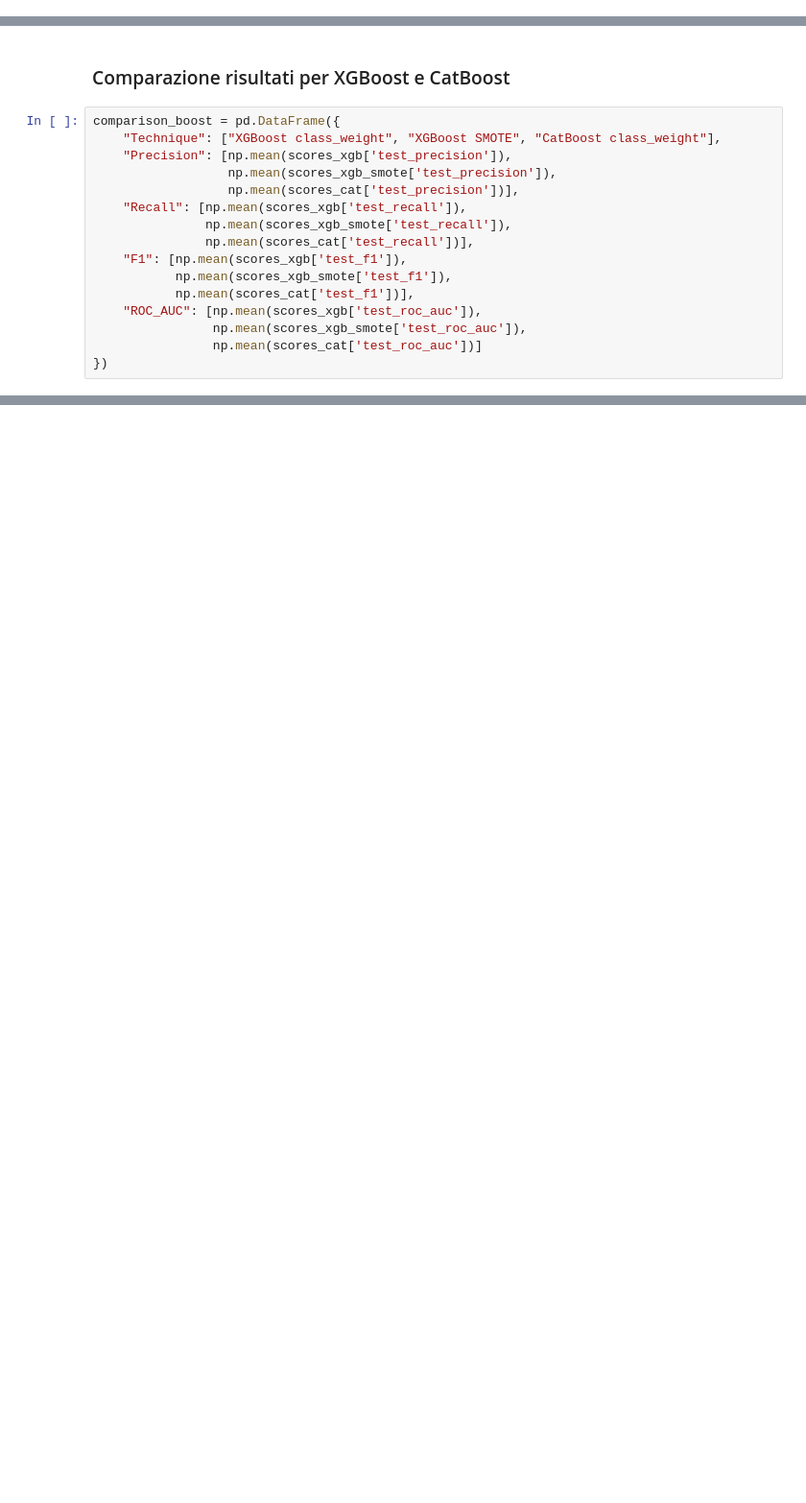
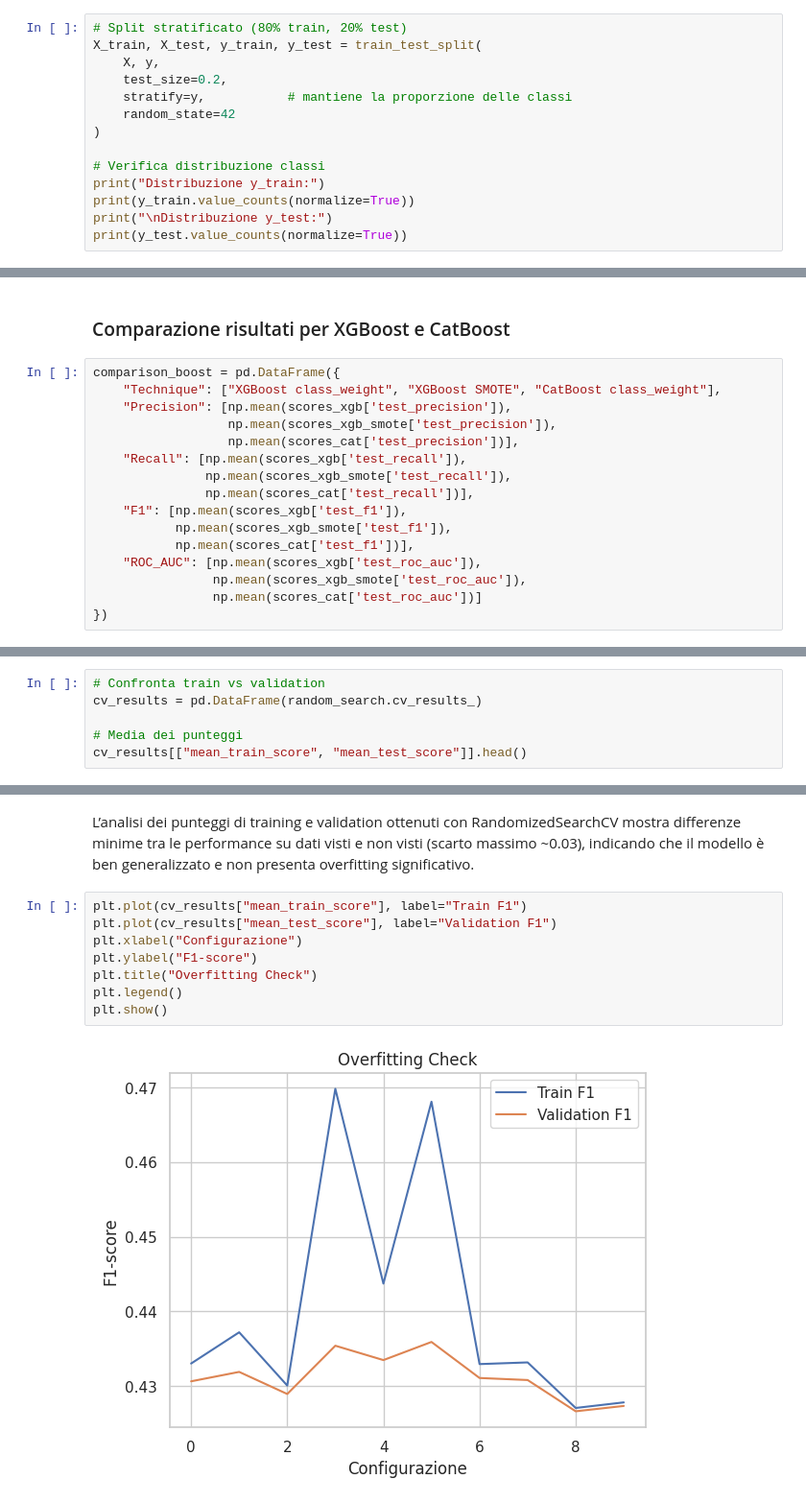
Before and after one commit to cdario79/CrossSellingAssicuratvo, a Jupyter notebook: Cross_Selling_Assicurativo.ipynb, the cells around one changed output, grey strips where cells are left out. Shown at 96% size. Drawn from its saved outputs; the diff is of its cells as text; blank space fills up the shorter version.

Commit message:
Arrivato a seelzionare un mdoello e ad ottenere delle previsioni

```diff
--- a/Cross_Selling_Assicurativo.ipynb
+++ b/Cross_Selling_Assicurativo.ipynb
@@ -1489,3 +1490,17 @@ df2.head()
 # %%
 X = df2.drop("Response", axis=1)
 y = df2["Response"]
+# %%
+# Split stratificato (80% train, 20% test)
+X_train, X_test, y_train, y_test = train_test_split(
+    X, y,
+    test_size=0.2,
+    stratify=y,           # mantiene la proporzione delle classi
+    random_state=42
+)
+
+# Verifica distribuzione classi
+print("Distribuzione y_train:")
+print(y_train.value_counts(normalize=True))
+print("\nDistribuzione y_test:")
+print(y_test.value_counts(normalize=True))
@@ -1923,0 +2040,6 @@ Perché:
+# %%
+# Confronta train vs validation
+cv_results = pd.DataFrame(random_search.cv_results_)
+
+# Media dei punteggi
+cv_results[["mean_train_score", "mean_test_score"]].head()
@@ -1923,0 +2057,12 @@ Perché:
+# %% [markdown]
+L’analisi dei punteggi di training e validation ottenuti con RandomizedSearchCV mostra differenze minime tra le performance su dati visti e non visti (scarto massimo ~0.03), indicando che il modello è ben generalizzato e non presenta overfitting significativo.
+# %%
+plt.plot(cv_results["mean_train_score"], label="Train F1")
+plt.plot(cv_results["mean_test_score"], label="Validation F1")
+plt.xlabel("Configurazione")
+plt.ylabel("F1-score")
+plt.title("Overfitting Check")
+plt.legend()
+plt.show()
+# %% [output]
+[figure, added]
```
Also changed, not shown: parts of 48 cells of this notebook.
